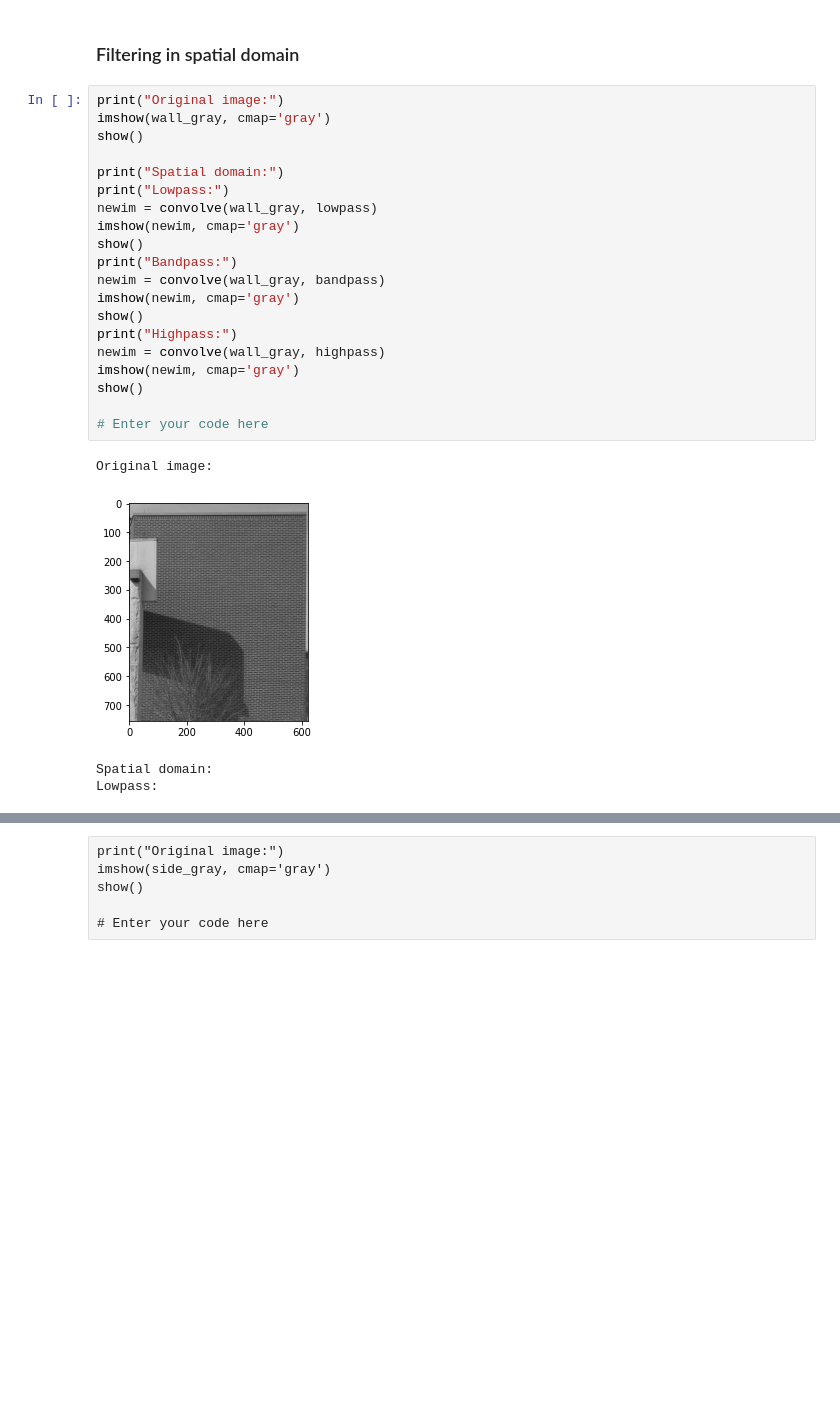
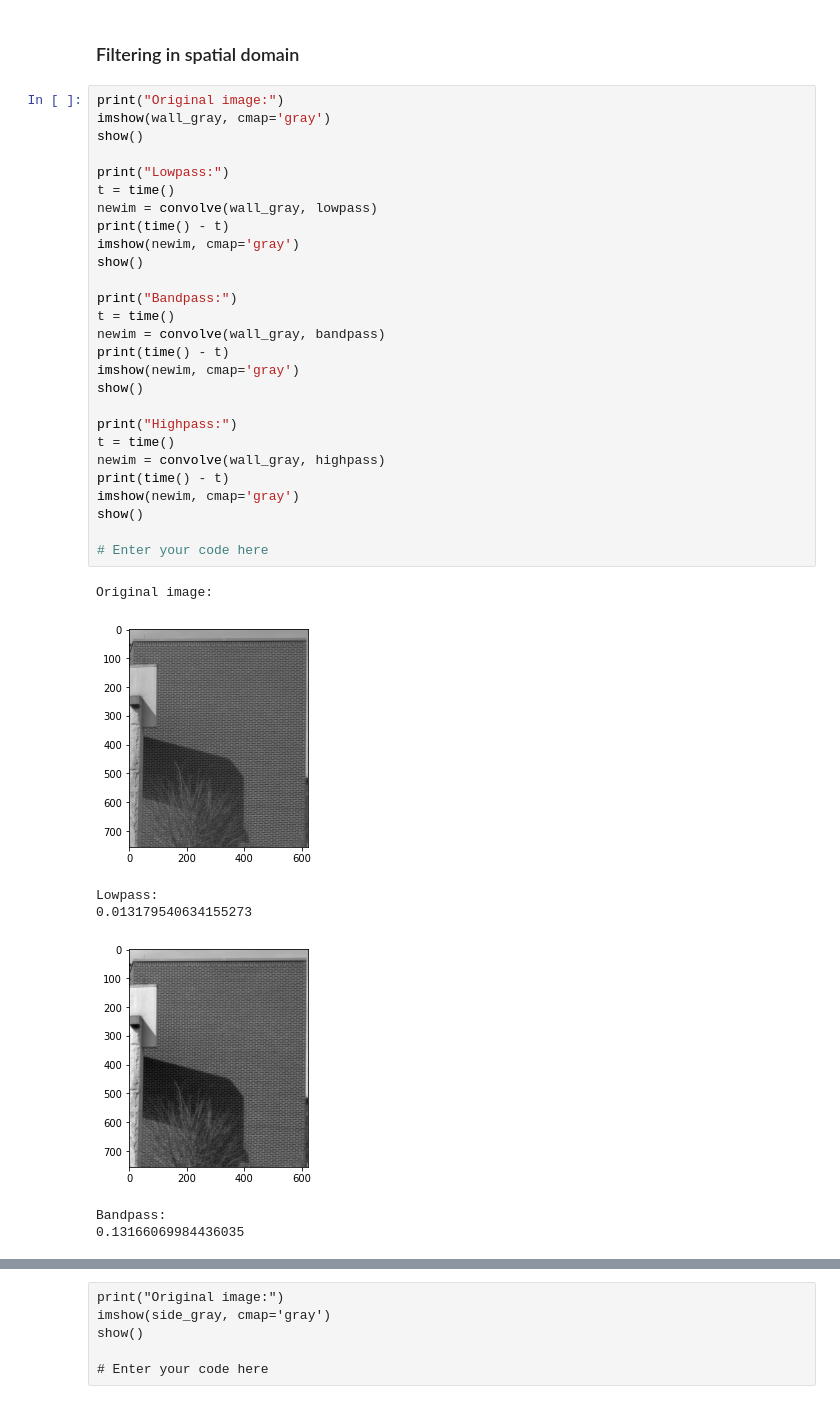
Before and after one commit to sant0s12/viscomp2020, a Jupyter notebook: Exercises/W4/W4_exercise.ipynb, the cells around one changed output, grey strips where cells are left out. Saved outputs shown, nothing was run; the diff lists cells and outputs as text; blank space fills up the shorter version.

```diff
--- a/Exercises/W4/W4_exercise.ipynb
+++ b/Exercises/W4/W4_exercise.ipynb
@@ -144,25 +144,35 @@ Apply these three filters to the two sample grayscale images in spatial domain f
 # %%
 print("Original image:")
 imshow(wall_gray, cmap='gray')
 show()
 
-print("Spatial domain:")
 print("Lowpass:")
+t = time()
 newim = convolve(wall_gray, lowpass)
+print(time() - t)
 imshow(newim, cmap='gray')
 show()
+
 print("Bandpass:")
+t = time()
 newim = convolve(wall_gray, bandpass)
+print(time() - t)
 imshow(newim, cmap='gray')
 show()
+
 print("Highpass:")
+t = time()
 newim = convolve(wall_gray, highpass)
+print(time() - t)
 imshow(newim, cmap='gray')
 show()
 
 # Enter your code here
 # %% [output]
 Original image:
 [figure]
-Spatial domain:
 Lowpass:
+0.013179540634155273
+[figure, added]
+Bandpass:
+0.13166069984436035
```
Also changed, not shown: parts of 4 cells of this notebook.
